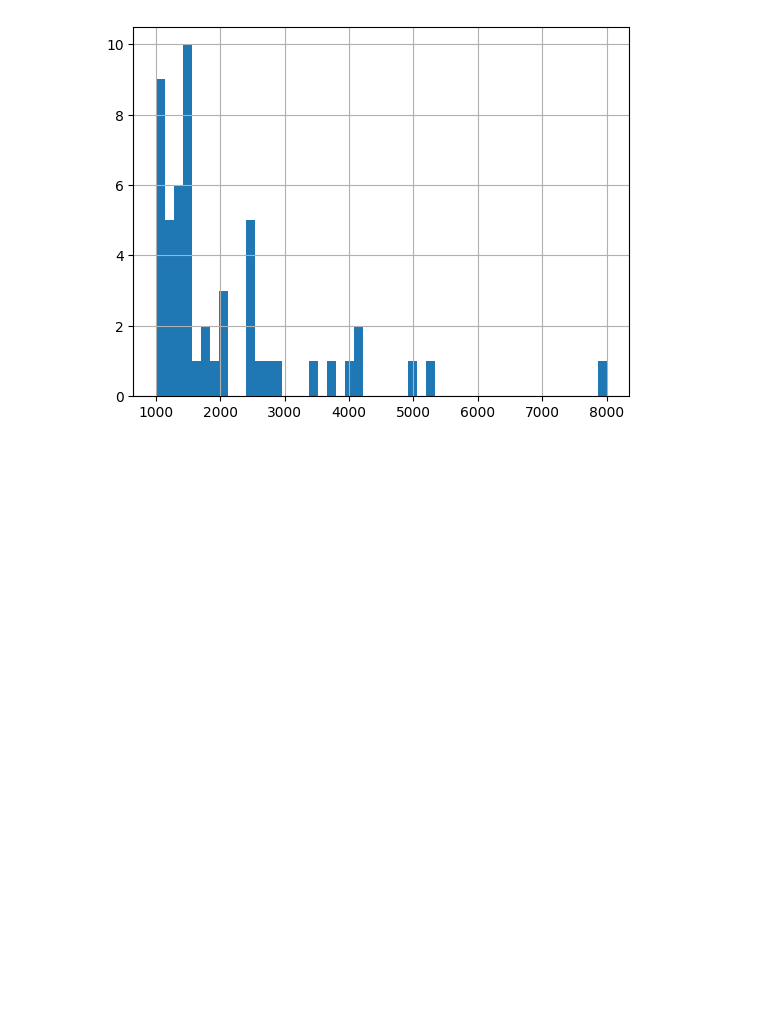
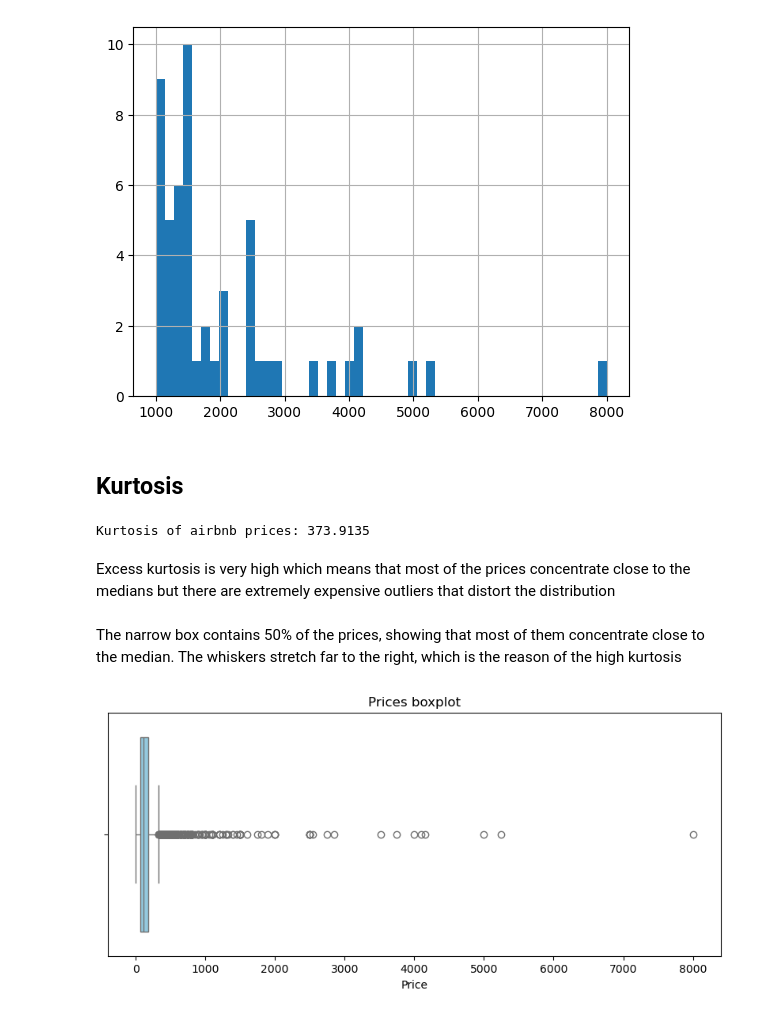
Before and after one commit to kingb6/Data_Preprocessing_Report, a Jupyter notebook: Cleaning_Data_in_Python_live_session.ipynb, the cells around one changed output. Cells and saved outputs as stored; diff of their text form; code cells hidden in the pictures; blank space fills up the shorter version.

Commit message:
kurtosis

```diff
--- a/Cleaning_Data_in_Python_live_session.ipynb
+++ b/Cleaning_Data_in_Python_live_session.ipynb
@@ -1019,3 +1007,27 @@ airbnb[airbnb['price'] > 1000]['price'].hist(bins=50)
 # %% [output]
 <Axes: >
 [figure]
+# %% [markdown]
+## Kurtosis
+# %%
+from scipy.stats import kurtosis
+
+X = airbnb['price']
+
+data_kurtosis = kurtosis(X)
+
+print(f"Kurtosis of airbnb prices: {data_kurtosis:.4f}")
+# %% [output]
+Kurtosis of airbnb prices: 373.9135
+# %% [markdown]
+Excess kurtosis is very high which means that most of the prices concentrate close to the medians but there are extremely expensive outliers that distort the distribution
+# %% [markdown]
+The narrow box contains 50% of the prices, showing that most of them concentrate close to the median. The whiskers stretch far to the right, which is the reason of the high kurtosis
+# %%
+plt.figure(figsize=(10, 4))
+sns.boxplot(x=airbnb['price'], color='skyblue')
+plt.title('Prices boxplot')
+plt.xlabel('Price')
+plt.show()
+# %% [output]
+[figure, added]
```
Also changed, not shown: parts of 17 cells of this notebook.
